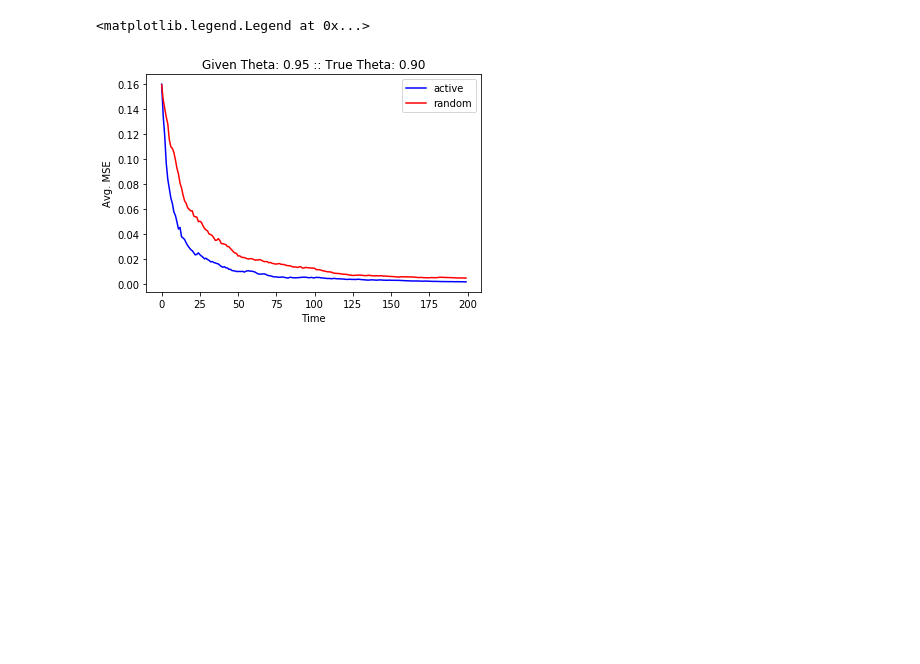
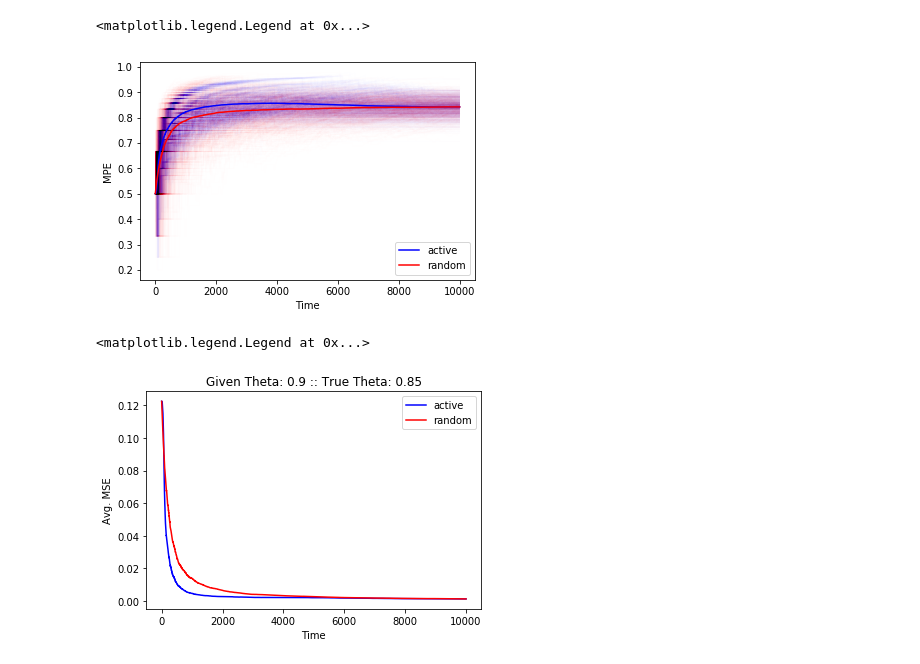
Before and after one commit to disiji/bayesian-blackbox, a Jupyter notebook: proof_of_concept.ipynb, the cells around one changed output. Drawn from its saved outputs; the diff is of its cells as text; code cells hidden in the pictures; blank space fills up the shorter version.

```diff
--- a/proof_of_concept.ipynb
+++ b/proof_of_concept.ipynb
@@ -106,19 +136,25 @@ plt.legend()
 # %%
-# plt.plot(beta_bernoulli_outcome, c='blue', label='active')
-# plt.plot(random_strategy_outcome, c='red', label='random')
-# plt.xlabel('Time')
-# plt.ylabel('MPE')
-# plt.legend()
+for i in range(runs):
+    plt.plot(beta_bernoulli_outcome[i,:], c='blue', alpha=0.005)
+    plt.plot(random_strategy_outcome[i,:], c='red', alpha=0.005)
+plt.plot(np.mean(beta_bernoulli_outcome, axis=0), c='blue', label='active')
+plt.plot(np.mean(random_strategy_outcome, axis=0), c='red', label='random')
+plt.xlabel('Time')
+plt.ylabel('MPE')
+plt.legend()
+# %% [output]
+<matplotlib.legend.Legend at 0x...>
+[figure, added]
 # %%
 random_mse = (random_strategy_outcome - theta_true[0])**2
 active_mse = (beta_bernoulli_outcome - theta_true[0])**2
 
-plt.plot(np.mean(active_mse[:,:200], axis=0), c='blue', label='active')
-plt.plot(np.mean(random_mse[:,:200], axis=0), c='red', label='random')
-plt.title('Given Theta: 0.95 :: True Theta: 0.90')
+plt.plot(np.mean(active_mse, axis=0), c='blue', label='active')
+plt.plot(np.mean(random_mse, axis=0), c='red', label='random')
+plt.title(f'Given Theta: {theta_provider[0]} :: True Theta: {theta_true[0]}')
 plt.xlabel('Time')
 plt.ylabel('Avg. MSE')
 plt.legend()
 # %% [output]
 <matplotlib.legend.Legend at 0x...>
-[figure, old version]
+[figure, new version]
```
Also changed, not shown: parts of 4 cells of this notebook.
